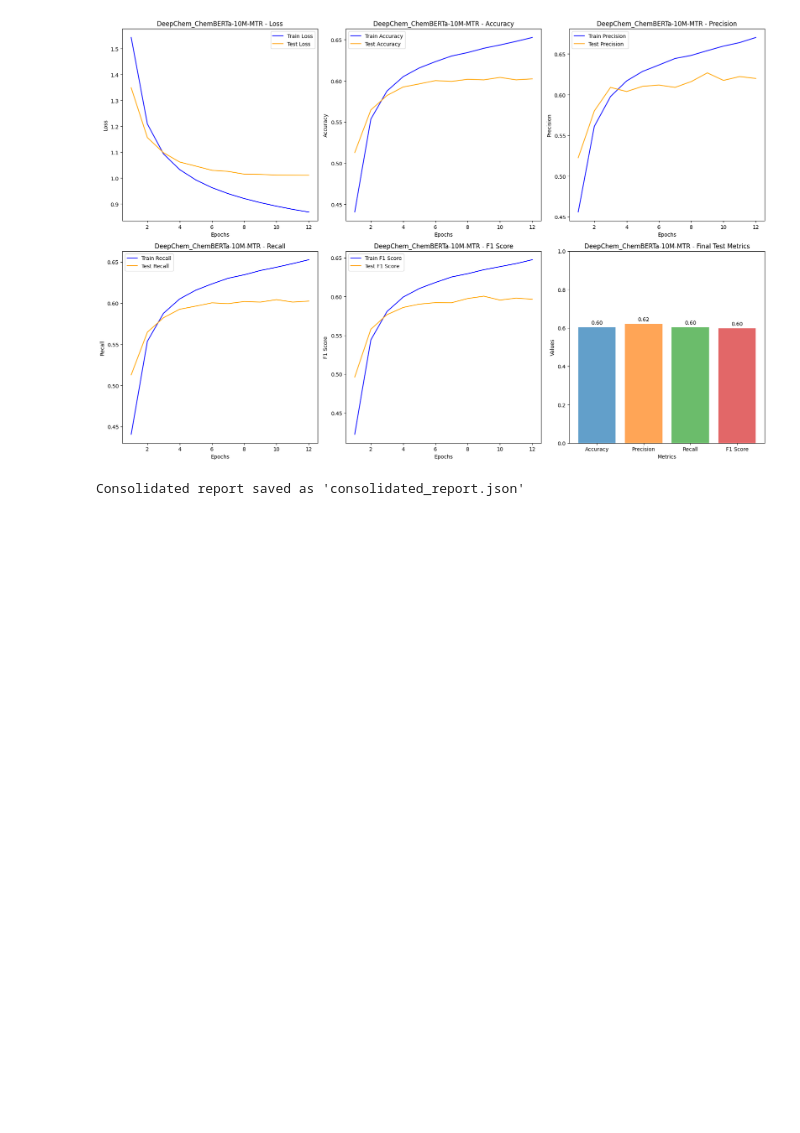
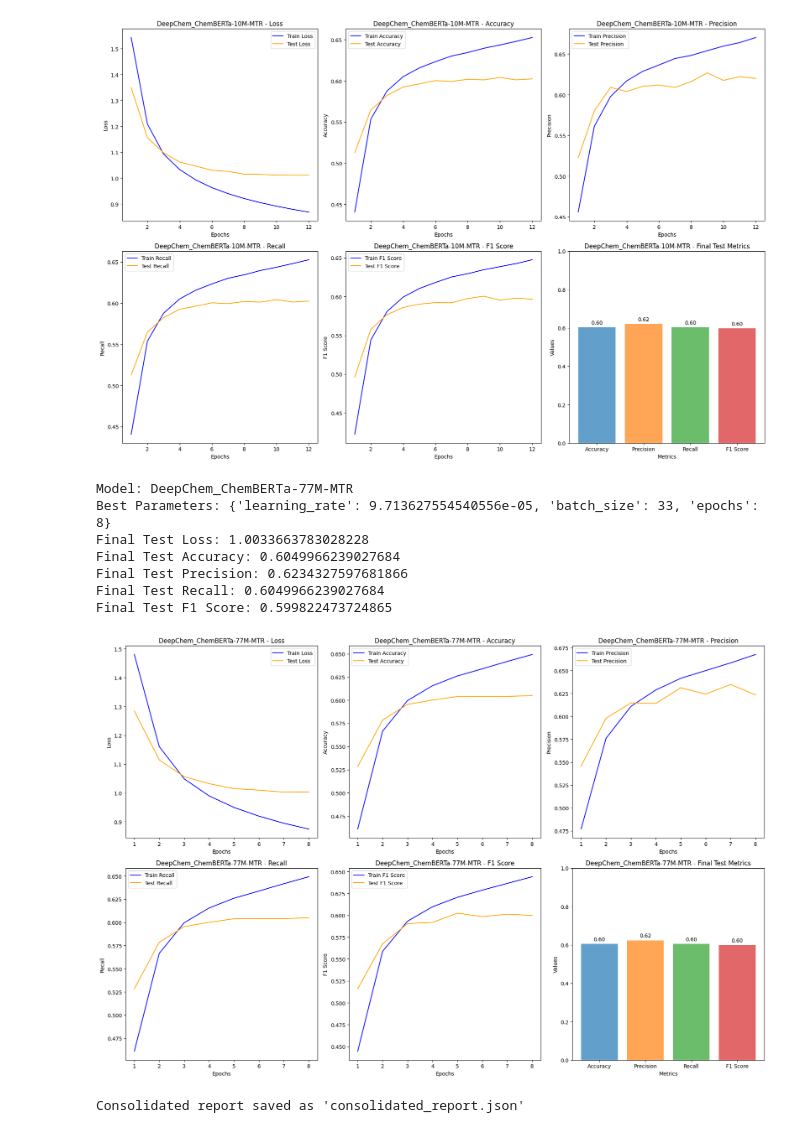
Before and after one commit to sulfierry/loki, a Jupyter notebook: LLM/analysisLLM.ipynb, the cells around one changed output. Drawn from its saved outputs; the diff is of its cells as text; code cells hidden in the pictures; blank space fills up the shorter version.

```diff
--- a/LLM/analysisLLM.ipynb
+++ b/LLM/analysisLLM.ipynb
@@ -132,24 +132,34 @@ class VisualizePreTrainedLLMResults:
         print("\nConsolidated report saved as 'consolidated_report.json'")
 # %%
 if __name__ == "__main__":
-    json_files = ['metrics_DeepChem_ChemBERTa-10M-MLM.json', 'metrics_DeepChem_ChemBERTa-10M-MTR.json']
+    json_files = ['metrics_DeepChem_ChemBERTa-10M-MLM.json',
+                  'metrics_DeepChem_ChemBERTa-10M-MTR.json',
+                  'metrics_DeepChem_ChemBERTa-77M-MTR.json']
     visualizer = VisualizePreTrainedLLMResults(json_files)
     visualizer.run_analysis()
 # %% [output]
 Model: DeepChem_ChemBERTa-10M-MLM
 Best Parameters: {'learning_rate': 5.0559185984822474e-05, 'batch_size': 21, 'epochs': 6}
 Final Test Loss: 1.0003101945822415
 Final Test Accuracy: 0.6052983176979326
 Final Test Precision: 0.6202867008500836
 Final Test Recall: 0.6052983176979326
 Final Test F1 Score: 0.6003399636815735
 [figure]
 Model: DeepChem_ChemBERTa-10M-MTR
 Best Parameters: {'learning_rate': 6.123847148317998e-05, 'batch_size': 61, 'epochs': 12}
 Final Test Loss: 1.0103323932495718
 Final Test Accuracy: 0.6024106770870746
 Final Test Precision: 0.6199376812675617
 Final Test Recall: 0.6024106770870746
 Final Test F1 Score: 0.5965965672972684
 [figure]
-Consolidated report saved as 'consolidated_report.json'
+Model: DeepChem_ChemBERTa-77M-MTR
+Best Parameters: {'learning_rate': 9.713627554540556e-05, 'batch_size': 33, 'epochs': 8}
+Final Test Loss: 1.0033663783028228
+Final Test Accuracy: 0.6049966239027684
+Final Test Precision: 0.6234327597681866
+Final Test Recall: 0.6049966239027684
+Final Test F1 Score: 0.599822473724865
+[figure, added]
+Consolidated report saved as 'consolidated_report.json'
```
